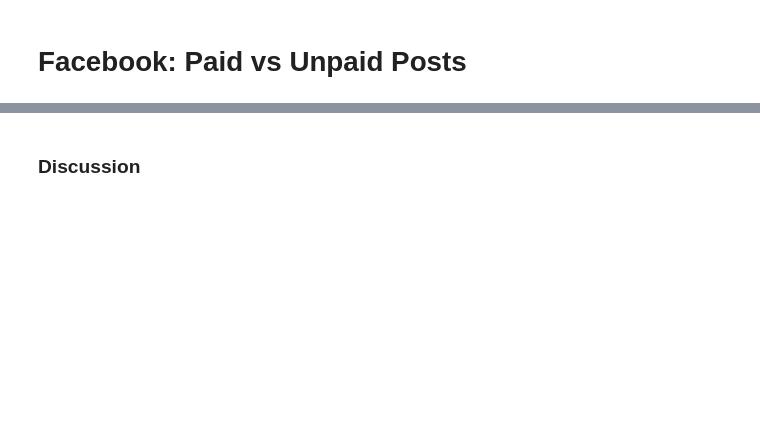
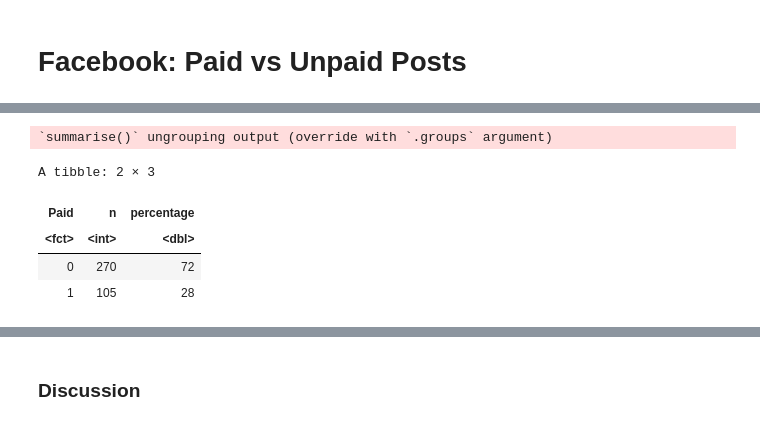
Before and after one commit to truzopus/DSCI_100_Group7, a Jupyter notebook: group_report.ipynb, the cells around one changed output, grey strips where cells are left out. Cells and saved outputs as stored; diff of their text form; code cells hidden in the pictures; blank space fills up the shorter version.

```diff
--- a/group_report.ipynb
+++ b/group_report.ipynb
@@ -228,0 +123,16 @@ Prediction  0  1
+# %%
+# summarize training data
+facebook_summary <- facebook_train %>%
+    group_by(Paid) %>%
+    summarize(
+        n = n(),
+        percentage = n() / nrow(facebook_train) * 100
+    )
+facebook_summary
+# %% [output]
+`summarise()` ungrouping output (override with `.groups` argument)
+A tibble: 2 × 3
+| Paid | n | percentage |
+| <fct> | <int> | <dbl> |
+| 0 | 270 | 72 |
+| 1 | 105 | 28 |
```
Also changed, not shown: parts of 58 cells of this notebook.
